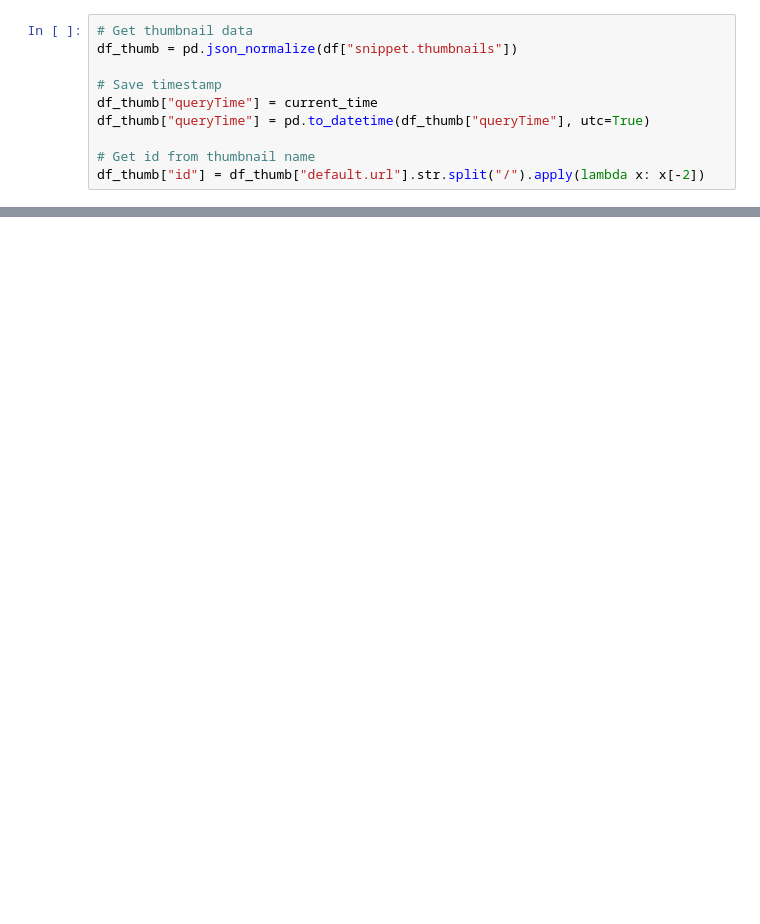
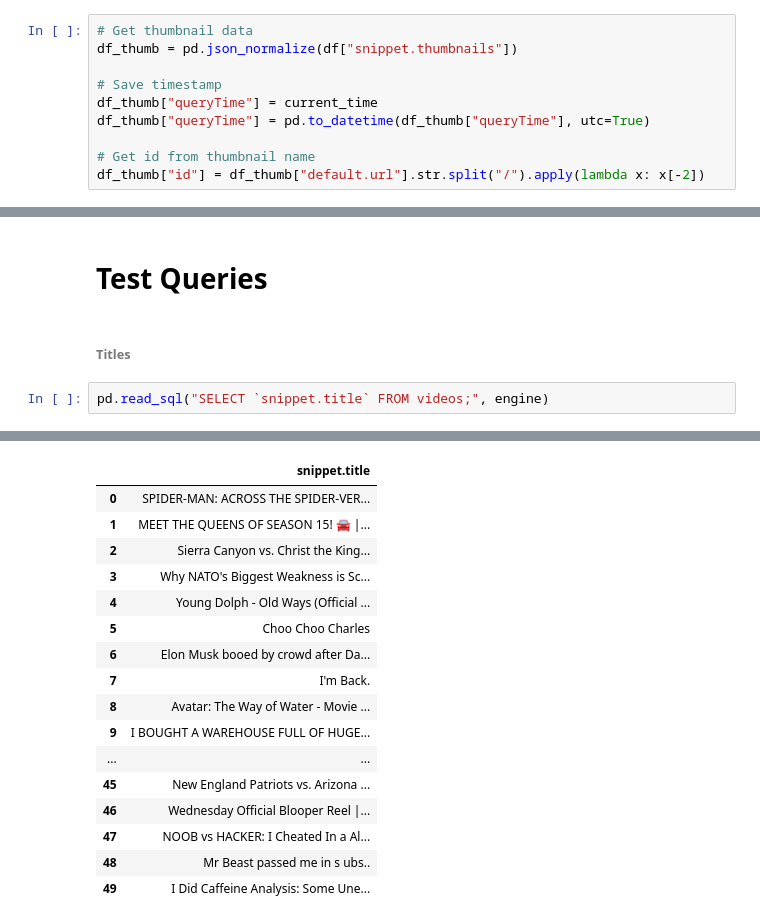
Before and after one commit to Squeemos/MRB_II, a Jupyter notebook: mysql/prototype.ipynb, the cells around one changed output, grey strips where cells are left out. Cells and saved outputs as stored; diff of their text form; blank space fills up the shorter version.

```diff
--- a/mysql/prototype.ipynb
+++ b/mysql/prototype.ipynb
@@ -390 +390,8 @@ df_thumb.to_sql("thumbnails", engine,
 50
+# %% [markdown]
+# Test Queries
+# %% [markdown]
+###### Titles
+# %%
+pd.read_sql("SELECT `snippet.title` FROM videos;", engine)
+# %% [output]
@@ -390,0 +402,17 @@ df_thumb.to_sql("thumbnails", engine,
+|  | snippet.title |
+| 0 | SPIDER-MAN: ACROSS THE SPIDER-VER... |
+| 1 | MEET THE QUEENS OF SEASON 15! 🚘 |... |
+| 2 | Sierra Canyon vs. Christ the King... |
+| 3 | Why NATO's Biggest Weakness is Sc... |
+| 4 | Young Dolph - Old Ways (Official ... |
+| 5 | Choo Choo Charles |
+| 6 | Elon Musk booed by crowd after Da... |
+| 7 | I'm Back. |
+| 8 | Avatar: The Way of Water - Movie ... |
+| 9 | I BOUGHT A WAREHOUSE FULL OF HUGE... |
+| ... | ... |
+| 45 | New England Patriots vs. Arizona ... |
+| 46 | Wednesday Official Blooper Reel |... |
+| 47 | NOOB vs HACKER: I Cheated In a Al... |
+| 48 | Mr Beast passed me in s ubs.. |
+| 49 | I Did Caffeine Analysis: Some Une... |
```
Also changed, not shown: parts of 9 cells of this notebook.
